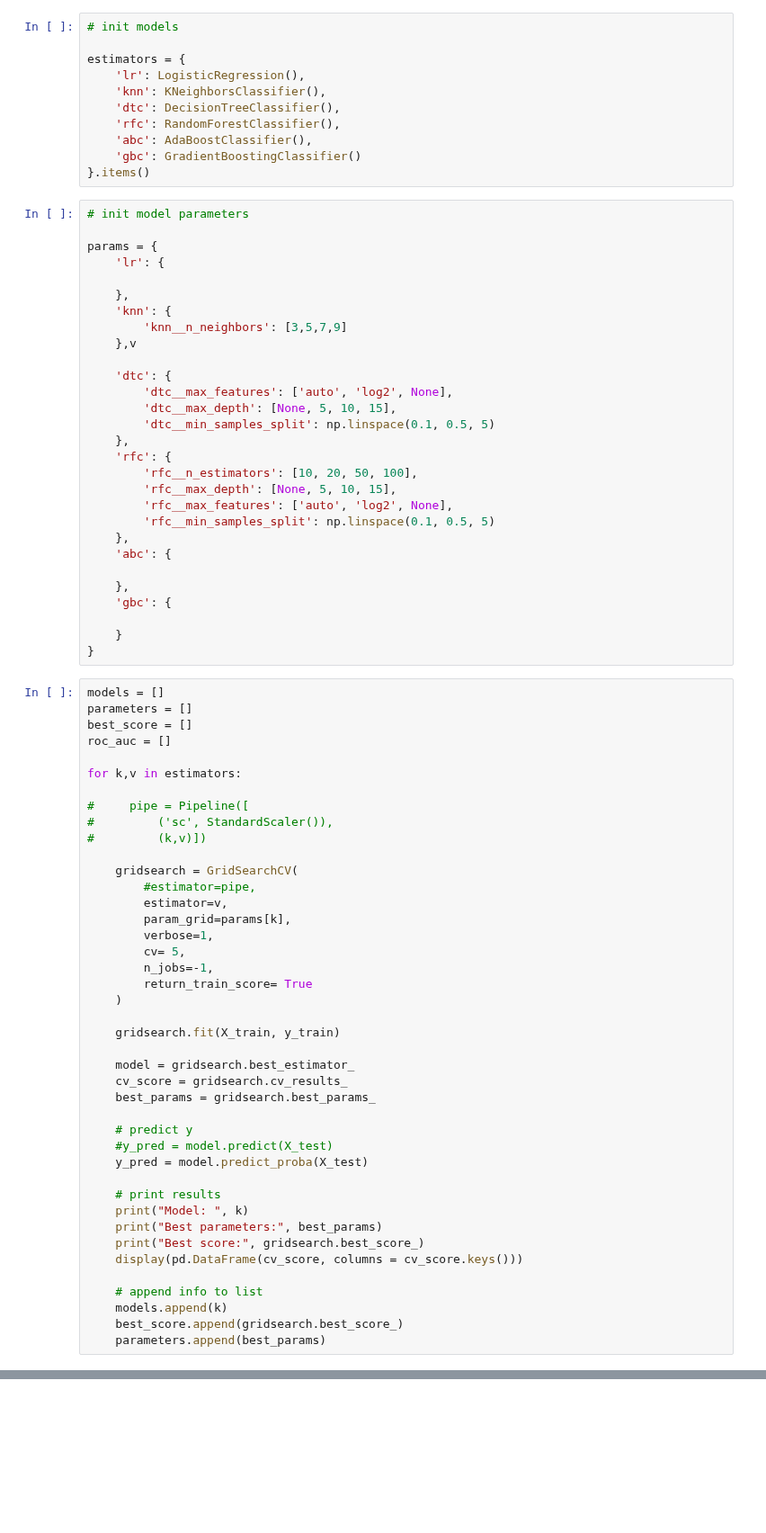
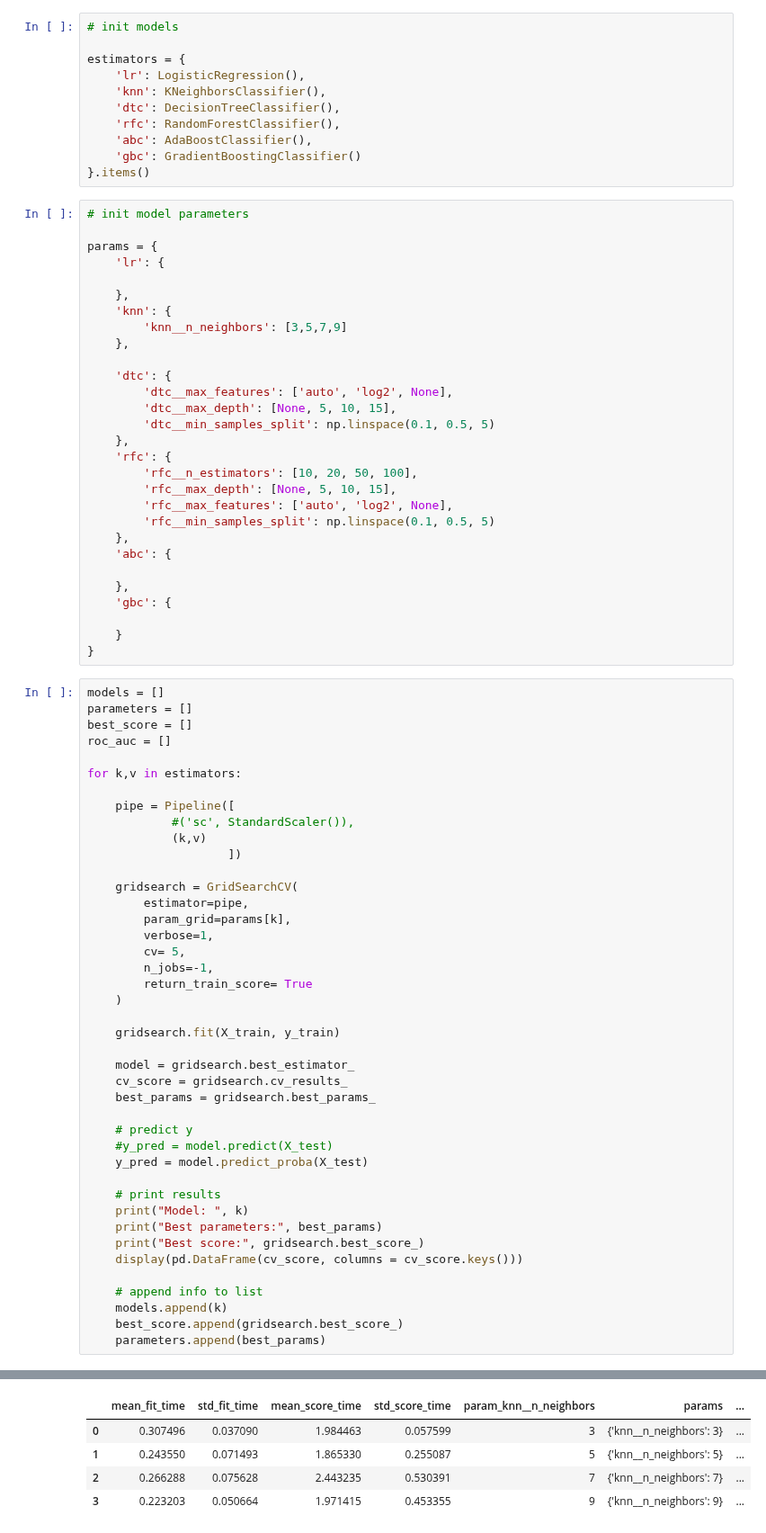
Before and after one commit to cheekeet86/project-capstone, a Jupyter notebook: code/fitrec/3_model_fitrec.ipynb, the cells around one changed output, grey strips where cells are left out. Shown at 90% size. Drawn from its saved outputs; the diff is of its cells as text; blank space fills up the shorter version.

```diff
--- a/code/fitrec/3_model_fitrec.ipynb
+++ b/code/fitrec/3_model_fitrec.ipynb
@@ -886,7 +935,7 @@ params = {
     },
     'knn': {
         'knn__n_neighbors': [3,5,7,9]
-    },v
+    },
 
     'dtc': {
         'dtc__max_features': ['auto', 'log2', None],
@@ -914,13 +963,13 @@ roc_auc = []
 
 for k,v in estimators:
 
-#     pipe = Pipeline([
-#         ('sc', StandardScaler()),
-#         (k,v)])
+    pipe = Pipeline([
+            #('sc', StandardScaler()),
+            (k,v)
+                    ])
 
     gridsearch = GridSearchCV(
-        #estimator=pipe,
-        estimator=v,
+        estimator=pipe,
         param_grid=params[k],
         verbose=1,
         cv= 5,
@@ -948,3 +997,4 @@ for k,v in estimators:
     models.append(k)
     best_score.append(gridsearch.best_score_)
     parameters.append(best_params)
+# %% [output]
@@ -950,0 +1015,5 @@ for k,v in estimators:
+|  | mean_fit_time | std_fit_time | mean_score_time | std_score_time | param_knn__n_neighbors | params | ... |
+| 0 | 0.307496 | 0.037090 | 1.984463 | 0.057599 | 3 | {'knn__n_neighbors': 3} | ... |
+| 1 | 0.243550 | 0.071493 | 1.865330 | 0.255087 | 5 | {'knn__n_neighbors': 5} | ... |
+| 2 | 0.266288 | 0.075628 | 2.443235 | 0.530391 | 7 | {'knn__n_neighbors': 7} | ... |
+| 3 | 0.223203 | 0.050664 | 1.971415 | 0.453355 | 9 | {'knn__n_neighbors': 9} | ... |
```
Also changed, not shown: parts of 23 cells of this notebook.
